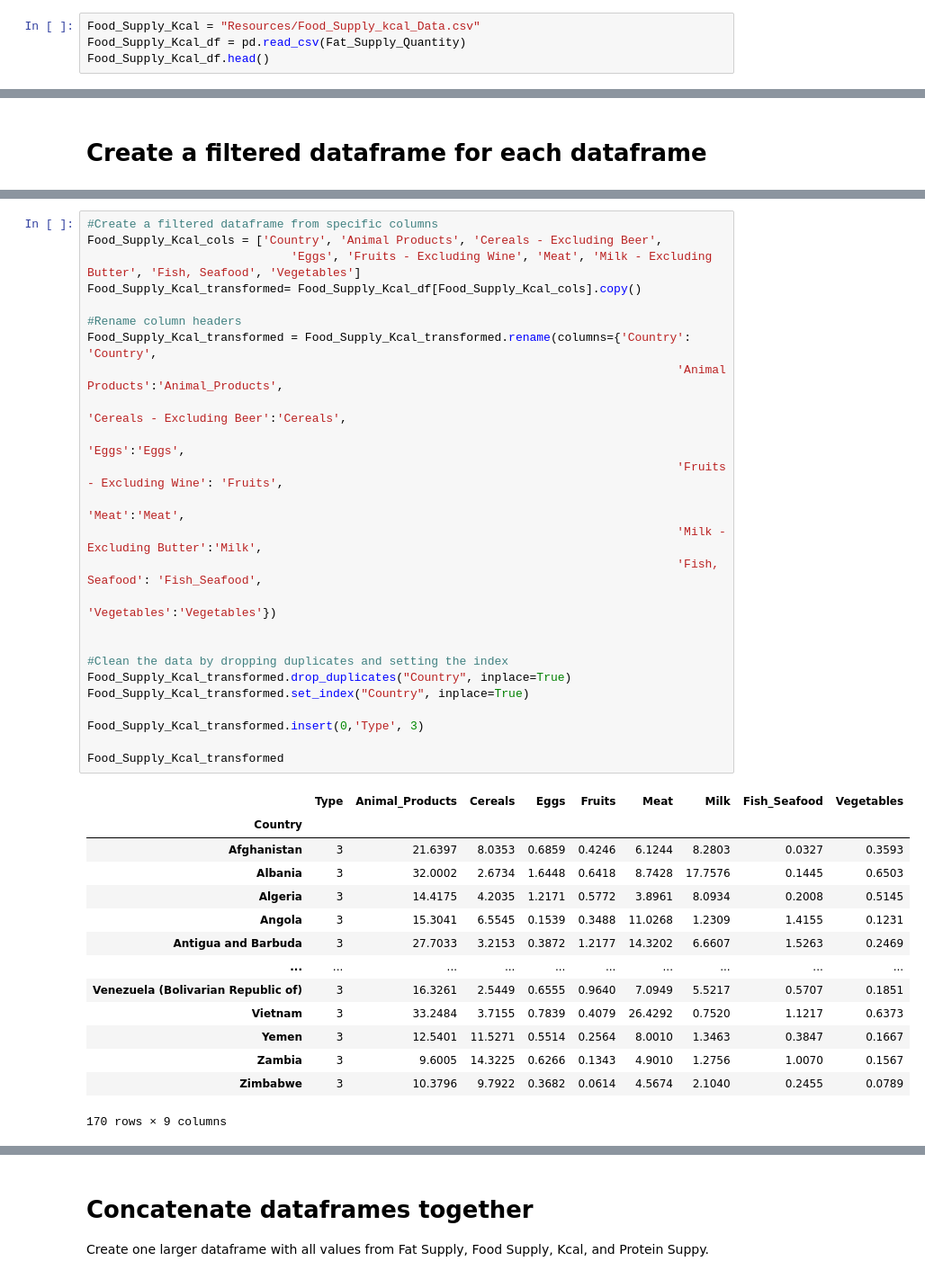
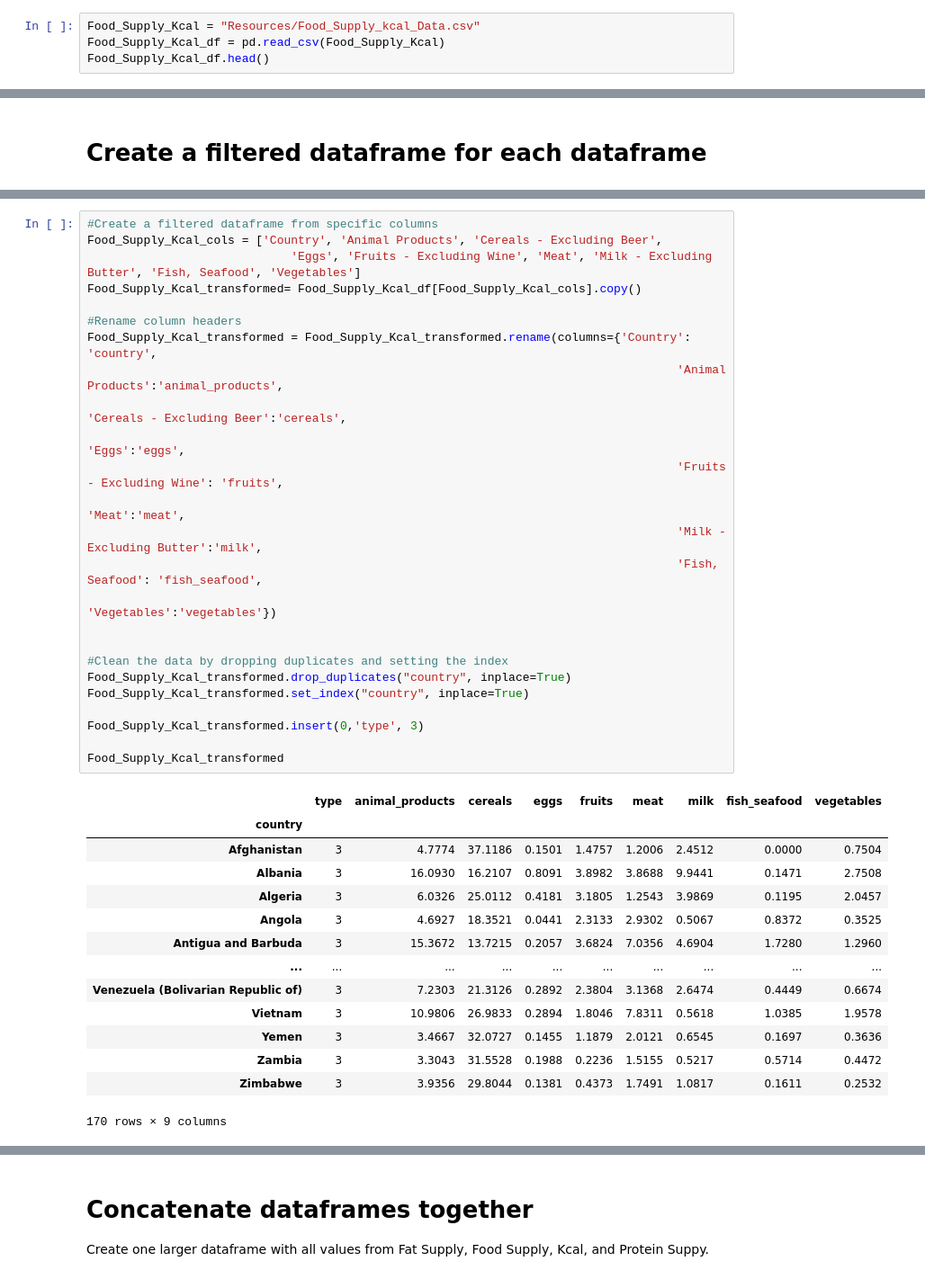
Before and after one commit to Danacw/ETL-Project, a Jupyter notebook: Covid_19_Diet.ipynb, the cells around one changed output, grey strips where cells are left out. Shown: that part at 90% size. Drawn from its saved outputs; the diff is of its cells as text.

```diff
--- a/Covid_19_Diet.ipynb
+++ b/Covid_19_Diet.ipynb
@@ -30,7 +30,7 @@ Food_Supply_Quantity_df.head()
 5 rows × 32 columns
 # %%
 Food_Supply_Kcal = "Resources/Food_Supply_kcal_Data.csv"
-Food_Supply_Kcal_df = pd.read_csv(Fat_Supply_Quantity)
+Food_Supply_Kcal_df = pd.read_csv(Food_Supply_Kcal)
 Food_Supply_Kcal_df.head()
 # %% [output]
 |  | Country | Alcoholic Beverages | Animal Products | Animal fats | Aquatic Products, Other | ... |
@@ -138,42 +138,42 @@ Fat_Supply_Quantity_transformed
 # %%
 #Create a filtered dataframe from specific columns
 Food_Supply_Kcal_cols = ['Country', 'Animal Products', 'Cereals - Excluding Beer',
                              'Eggs', 'Fruits - Excluding Wine', 'Meat', 'Milk - Excluding Butter', 'Fish, Seafood', 'Vegetables']
 Food_Supply_Kcal_transformed= Food_Supply_Kcal_df[Food_Supply_Kcal_cols].copy()
 
 #Rename column headers
-Food_Supply_Kcal_transformed = Food_Supply_Kcal_transformed.rename(columns={'Country': 'Country',
-                                                                                    'Animal Products':'Animal_Products',
-                                                                                    'Cereals - Excluding Beer':'Cereals',
-                                                                                    'Eggs':'Eggs',
-                                                                                    'Fruits - Excluding Wine': 'Fruits',
-                                                                                    'Meat':'Meat',
-                                                                                    'Milk - Excluding Butter':'Milk',
-                                                                                    'Fish, Seafood': 'Fish_Seafood',
-                                                                                    'Vegetables':'Vegetables'})
+Food_Supply_Kcal_transformed = Food_Supply_Kcal_transformed.rename(columns={'Country': 'country',
+                                                                                    'Animal Products':'animal_products',
+                                                                                    'Cereals - Excluding Beer':'cereals',
+                                                                                    'Eggs':'eggs',
+                                                                                    'Fruits - Excluding Wine': 'fruits',
+                                                                                    'Meat':'meat',
+                                                                                    'Milk - Excluding Butter':'milk',
+                                                                                    'Fish, Seafood': 'fish_seafood',
+                                                                                    'Vegetables':'vegetables'})
 
 
 #Clean the data by dropping duplicates and setting the index
-Food_Supply_Kcal_transformed.drop_duplicates("Country", inplace=True)
-Food_Supply_Kcal_transformed.set_index("Country", inplace=True)
+Food_Supply_Kcal_transformed.drop_duplicates("country", inplace=True)
+Food_Supply_Kcal_transformed.set_index("country", inplace=True)
 
-Food_Supply_Kcal_transformed.insert(0,'Type', 3)
+Food_Supply_Kcal_transformed.insert(0,'type', 3)
 
 Food_Supply_Kcal_transformed
 # %% [output]
-|  | Type | Animal_Products | Cereals | Eggs | Fruits | Meat | Milk | Fish_Seafood | Vegetables |
-| Country |  |  |  |  |  |  |  |  |  |
-| Afghanistan | 3 | 21.6397 | 8.0353 | 0.6859 | 0.4246 | 6.1244 | 8.2803 | 0.0327 | 0.3593 |
-| Albania | 3 | 32.0002 | 2.6734 | 1.6448 | 0.6418 | 8.7428 | 17.7576 | 0.1445 | 0.6503 |
-| Algeria | 3 | 14.4175 | 4.2035 | 1.2171 | 0.5772 | 3.8961 | 8.0934 | 0.2008 | 0.5145 |
-| Angola | 3 | 15.3041 | 6.5545 | 0.1539 | 0.3488 | 11.0268 | 1.2309 | 1.4155 | 0.1231 |
-| Antigua and Barbuda | 3 | 27.7033 | 3.2153 | 0.3872 | 1.2177 | 14.3202 | 6.6607 | 1.5263 | 0.2469 |
+|  | type | animal_products | cereals | eggs | fruits | meat | milk | fish_seafood | vegetables |
+| country |  |  |  |  |  |  |  |  |  |
+| Afghanistan | 3 | 4.7774 | 37.1186 | 0.1501 | 1.4757 | 1.2006 | 2.4512 | 0.0000 | 0.7504 |
+| Albania | 3 | 16.0930 | 16.2107 | 0.8091 | 3.8982 | 3.8688 | 9.9441 | 0.1471 | 2.7508 |
+| Algeria | 3 | 6.0326 | 25.0112 | 0.4181 | 3.1805 | 1.2543 | 3.9869 | 0.1195 | 2.0457 |
+| Angola | 3 | 4.6927 | 18.3521 | 0.0441 | 2.3133 | 2.9302 | 0.5067 | 0.8372 | 0.3525 |
+| Antigua and Barbuda | 3 | 15.3672 | 13.7215 | 0.2057 | 3.6824 | 7.0356 | 4.6904 | 1.7280 | 1.2960 |
 | ... | ... | ... | ... | ... | ... | ... | ... | ... | ... |
-| Venezuela (Bolivarian Republic of) | 3 | 16.3261 | 2.5449 | 0.6555 | 0.9640 | 7.0949 | 5.5217 | 0.5707 | 0.1851 |
-| Vietnam | 3 | 33.2484 | 3.7155 | 0.7839 | 0.4079 | 26.4292 | 0.7520 | 1.1217 | 0.6373 |
-| Yemen | 3 | 12.5401 | 11.5271 | 0.5514 | 0.2564 | 8.0010 | 1.3463 | 0.3847 | 0.1667 |
-| Zambia | 3 | 9.6005 | 14.3225 | 0.6266 | 0.1343 | 4.9010 | 1.2756 | 1.0070 | 0.1567 |
-| Zimbabwe | 3 | 10.3796 | 9.7922 | 0.3682 | 0.0614 | 4.5674 | 2.1040 | 0.2455 | 0.0789 |
+| Venezuela (Bolivarian Republic of) | 3 | 7.2303 | 21.3126 | 0.2892 | 2.3804 | 3.1368 | 2.6474 | 0.4449 | 0.6674 |
+| Vietnam | 3 | 10.9806 | 26.9833 | 0.2894 | 1.8046 | 7.8311 | 0.5618 | 1.0385 | 1.9578 |
+| Yemen | 3 | 3.4667 | 32.0727 | 0.1455 | 1.1879 | 2.0121 | 0.6545 | 0.1697 | 0.3636 |
+| Zambia | 3 | 3.3043 | 31.5528 | 0.1988 | 0.2236 | 1.5155 | 0.5217 | 0.5714 | 0.4472 |
+| Zimbabwe | 3 | 3.9356 | 29.8044 | 0.1381 | 0.4373 | 1.7491 | 1.0817 | 0.1611 | 0.2532 |
 170 rows × 9 columns
 # %%
 #Create a filtered dataframe from specific columns
```
Also changed, not shown: parts of 13 cells of this notebook, 3 other files.
